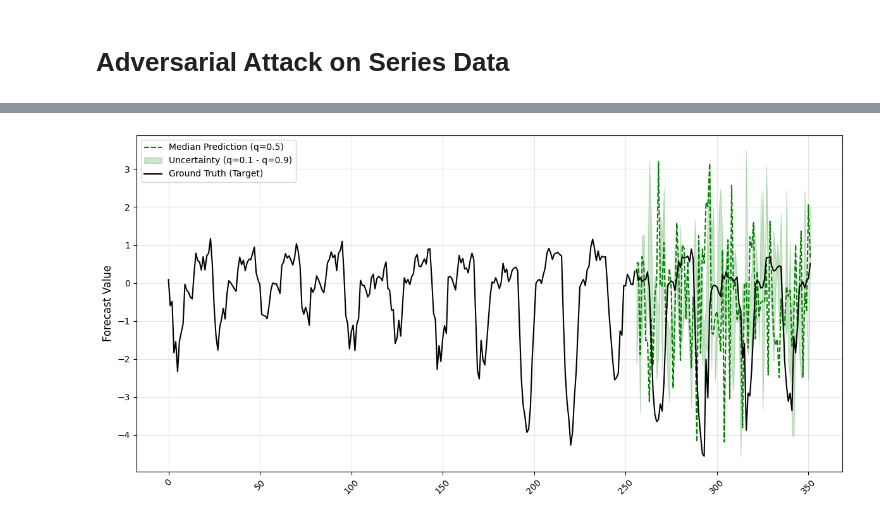
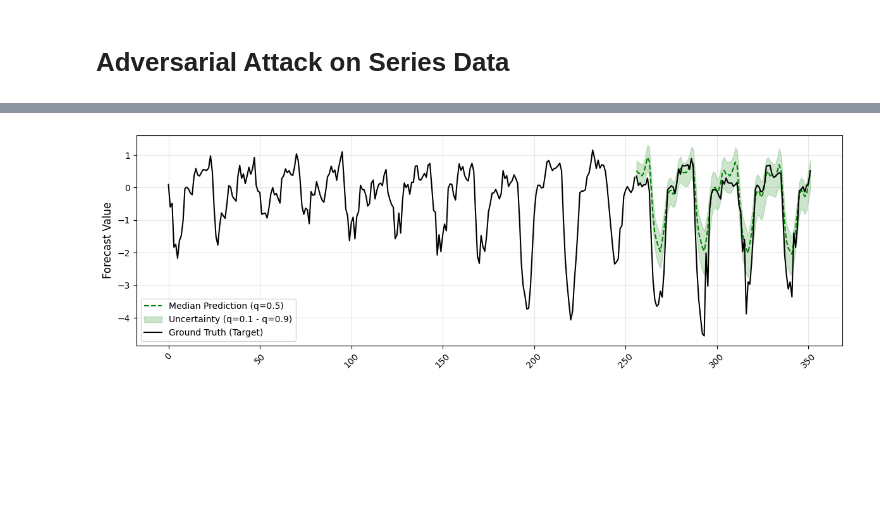
Before and after one commit to imJiawen/timesfm, a Jupyter notebook: adv_torch.ipynb, the cells around one changed output, grey strips where cells are left out. Saved outputs shown, nothing was run; the diff lists cells and outputs as text; code cells hidden in the pictures; blank space fills up the shorter version.

```diff
--- a/adv_torch.ipynb
+++ b/adv_torch.ipynb
@@ -261,11 +255,8 @@ def pgd_attack(model, past_tensor, actuals_tensor, epsilon=0.1, alpha=0.01, num_
 
     for _ in range(num_iterations):
         # Forward pass through the model with the current perturbed input
-        forecasts = model(perturbed_input)
-        quantile_forecasts = forecasts[:,:,:actuals_tensor.size(1),:]
-        # TODO: check the processing of model output
-        forecasts = forecasts[:,0,:actuals_tensor.size(1),0]
-
+        # forecasts = model(perturbed_input)
+        forecasts, quantile_forecasts = tfm.forecast(perturbed_input, freq=0)
         # Compute the loss (e.g., MSE loss)
         loss = torch.mean((forecasts - actuals_tensor) ** 2)
 
@@ -306,13 +297,10 @@ for batch in test_batches.as_numpy_iterator():
     past_tensor = past_tensor.to(device)
     actuals_tensor = actuals_tensor.to(device)
 
-    perturbed_past_tensor = pgd_attack(tfm, past_tensor, actuals_tensor, epsilon=0.1, alpha=0.01, num_iterations=10, device=device)
+    perturbed_past_tensor = pgd_attack(tfm, past_tensor, actuals_tensor, epsilon=0.1, alpha=0.01, num_iterations=10)
 
-    forecasts = tfm(perturbed_past_tensor)
+    forecasts, quantile_forecasts = tfm.forecast(perturbed_past_tensor, freq=0)
 
-	# TODO: same as inference on clean data
-    quantile_forecasts = forecasts[:,:,:actuals_tensor.size(1),:]
-    forecasts = forecasts[:,0,:actuals_tensor.size(1),0]
 
     input_data.append(perturbed_past_tensor)
     pred_target.append(actuals_tensor)
@@ -337,9 +322,11 @@ var_idx = 0
-# %%
-input_data = np.array(torch.tensor(input_data[batch_idx]).detach().cpu().numpy()) # [batch_size, var_num, context_length]
-pred_target = np.array(pred_target[batch_idx].detach().cpu().numpy()) # [batch_size, var_num, pred_length]
-forecasts_list = np.array(forecasts_list[batch_idx].detach().cpu().numpy()) # [batch_size, var_num, pred_length]
-quantile_forecasts_list = np.array(quantile_forecasts_list[batch_idx].detach().cpu().numpy()) # [batch_size, var_num, pred_length, quantile_num]
-# %%
-plot_results_with_quantile(input_data[var_idx], pred_target[var_idx], quantile_forecasts_list[batch_idx, var_idx])
-# %% [output]
-[figure, removed]
+# %%
+quantile_forecasts_tensor = torch.stack(quantile_forecasts_list,dim=0).cpu().detach()
+input_data_tensor = torch.stack(input_data,dim=0).cpu().detach()
+pred_target_tensor = torch.stack(pred_target,dim=0).cpu().detach()
+# %%
+batch_idx = 0
+var_idx = 0
+
+plot_results_with_quantile(input_data_tensor[batch_idx,var_idx], pred_target_tensor[batch_idx,var_idx], quantile_forecasts_tensor[batch_idx, var_idx])
+# %% [output]
+[figure, added]
```
Also changed, not shown: parts of 13 cells of this notebook, 6 other files.
